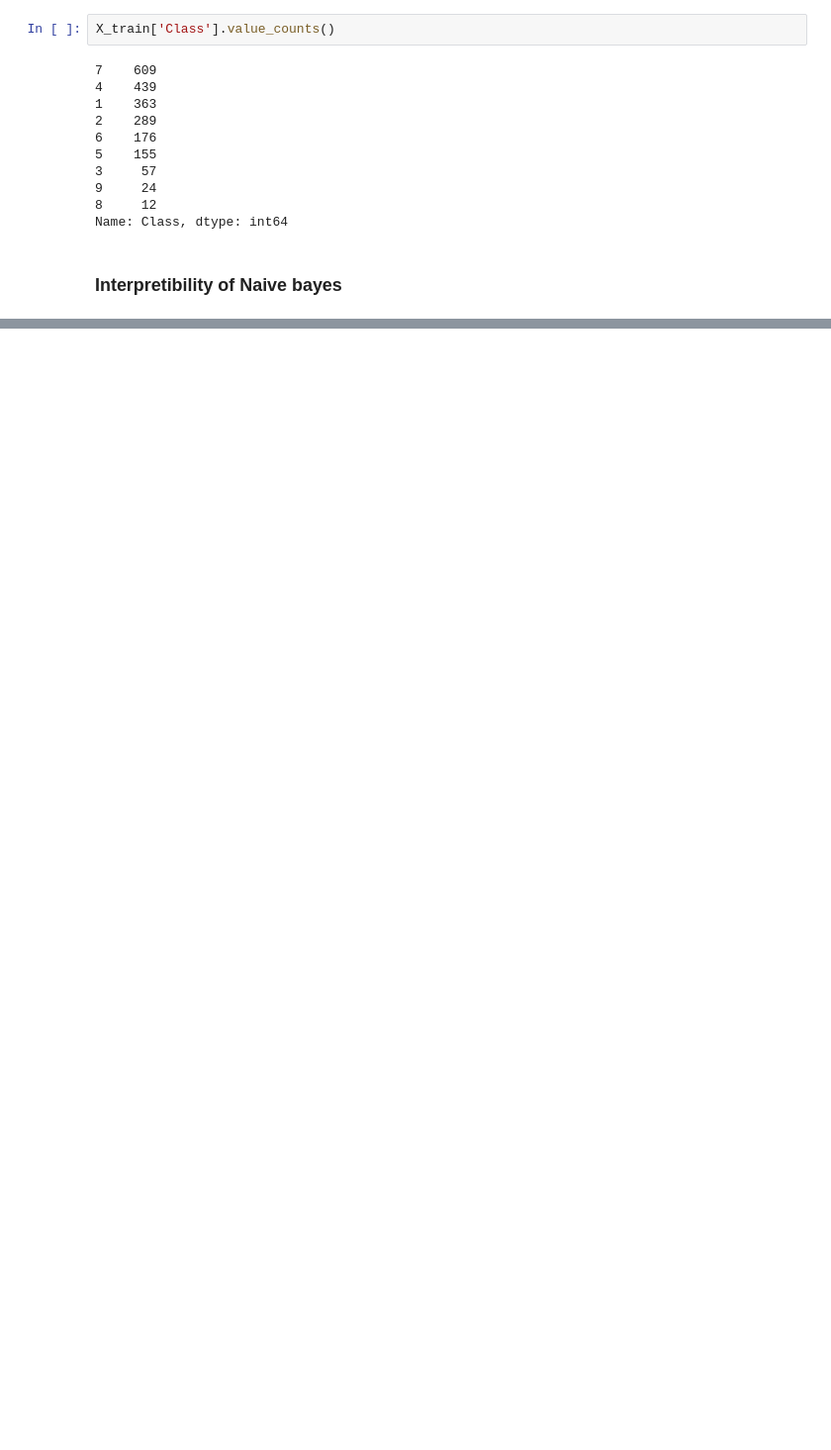
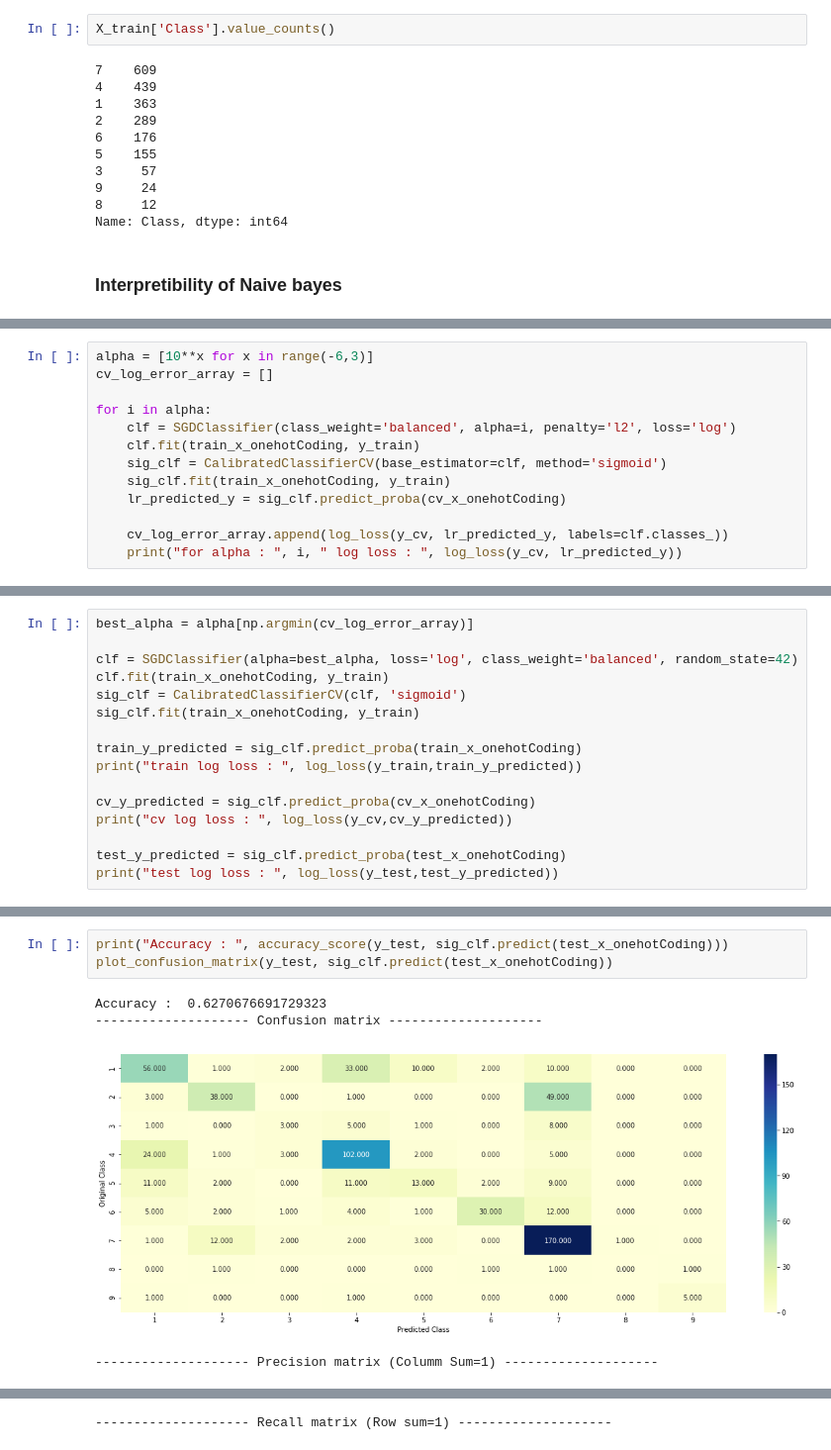
Before and after one commit to Akshaychikara/Personalized-Medicine-Redefining-Cancer-Treatment, a Jupyter notebook: MSK-CancerClassifierAutomation.ipynb, the cells around one changed output, grey strips where cells are left out. Shown at 99% size. Cells and saved outputs as stored; diff of their text form; blank space fills up the shorter version.

```diff
--- a/MSK-CancerClassifierAutomation.ipynb
+++ b/MSK-CancerClassifierAutomation.ipynb
@@ -1221,0 +1238,13 @@ Out of the top  100  features  54 are present in query point
+# %%
+alpha = [10**x for x in range(-6,3)]
+cv_log_error_array = []
+
+for i in alpha:
+    clf = SGDClassifier(class_weight='balanced', alpha=i, penalty='l2', loss='log')
+    clf.fit(train_x_onehotCoding, y_train)
+    sig_clf = CalibratedClassifierCV(base_estimator=clf, method='sigmoid')
+    sig_clf.fit(train_x_onehotCoding, y_train)
+    lr_predicted_y = sig_clf.predict_proba(cv_x_onehotCoding)
+
+    cv_log_error_array.append(log_loss(y_cv, lr_predicted_y, labels=clf.classes_))
+    print("for alpha : ", i, " log loss : ", log_loss(y_cv, lr_predicted_y))
@@ -1221,0 +1261,16 @@ Out of the top  100  features  54 are present in query point
+# %%
+best_alpha = alpha[np.argmin(cv_log_error_array)]
+
+clf = SGDClassifier(alpha=best_alpha, loss='log', class_weight='balanced', random_state=42)
+clf.fit(train_x_onehotCoding, y_train)
+sig_clf = CalibratedClassifierCV(clf, 'sigmoid')
+sig_clf.fit(train_x_onehotCoding, y_train)
+
+train_y_predicted = sig_clf.predict_proba(train_x_onehotCoding)
+print("train log loss : ", log_loss(y_train,train_y_predicted))
+
+cv_y_predicted = sig_clf.predict_proba(cv_x_onehotCoding)
+print("cv log loss : ", log_loss(y_cv,cv_y_predicted))
+
+test_y_predicted = sig_clf.predict_proba(test_x_onehotCoding)
+print("test log loss : ", log_loss(y_test,test_y_predicted))
@@ -1221,0 +1281,8 @@ Out of the top  100  features  54 are present in query point
+# %%
+print("Accuracy : ", accuracy_score(y_test, sig_clf.predict(test_x_onehotCoding)))
+plot_confusion_matrix(y_test, sig_clf.predict(test_x_onehotCoding))
+# %% [output]
+Accuracy :  0.6270676691729323
+-------------------- Confusion matrix --------------------
+[figure, added]
+-------------------- Precision matrix (Columm Sum=1) --------------------
@@ -1221,0 +1290 @@ Out of the top  100  features  54 are present in query point
+-------------------- Recall matrix (Row sum=1) --------------------
```
Also changed, not shown: parts of 59 cells of this notebook.
